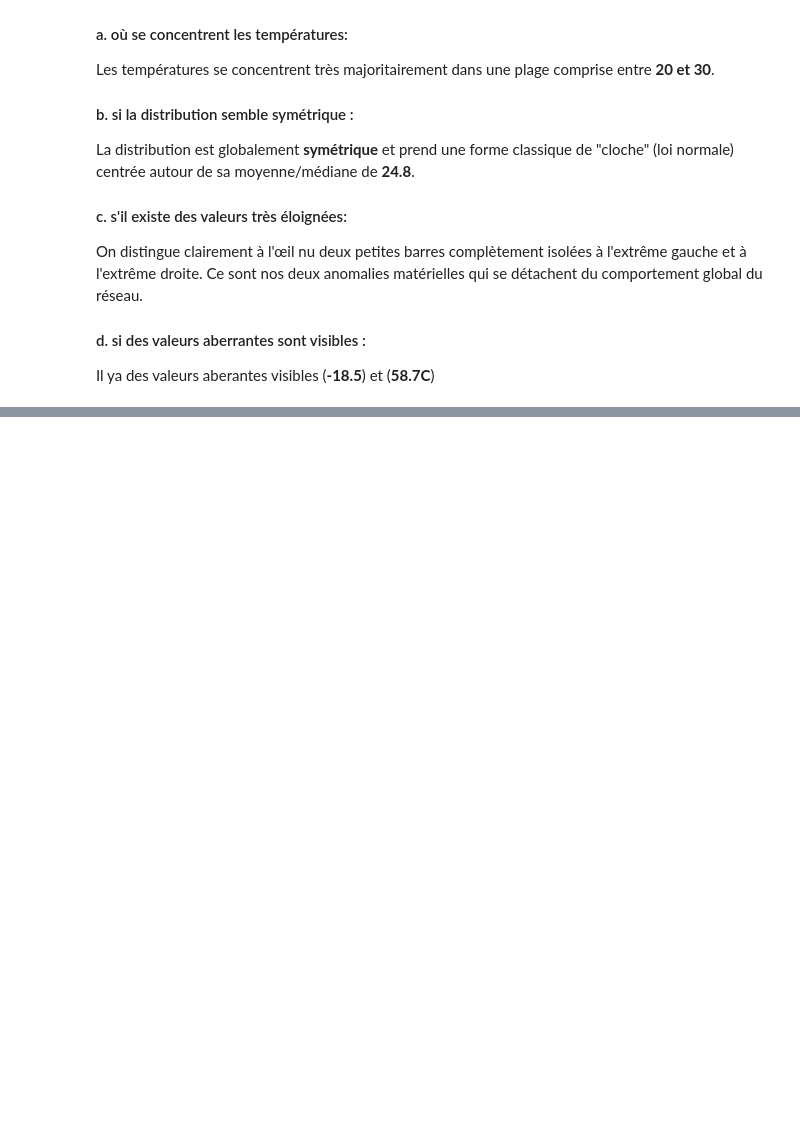
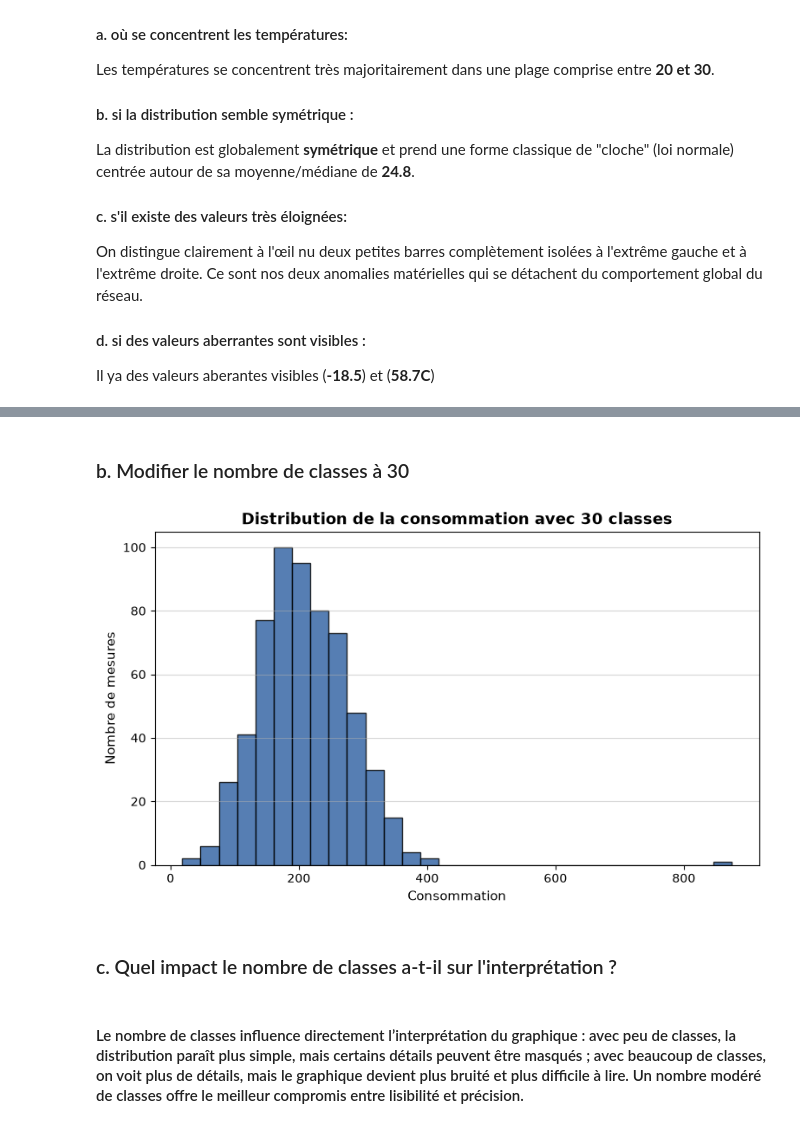
Before and after one commit to DIOPBARHAM/-atelier_matplotlib_iot-, a Jupyter notebook: notebooks/atelier_matplotlib_iot.ipynb, the cells around one changed output, grey strips where cells are left out. Cells and saved outputs as stored; diff of their text form; code cells hidden in the pictures; blank space fills up the shorter version.

```diff
--- a/notebooks/atelier_matplotlib_iot.ipynb
+++ b/notebooks/atelier_matplotlib_iot.ipynb
@@ -146,0 +171,16 @@ Il ya des valeurs aberantes visibles (**-18.5**) et (**58.7C**)
+# %% [markdown]
+### b. Modifier le nombre de classes à 30
+# %%
+plt.figure(figsize=(9, 5))
+plt.hist(df['consommation'].dropna(), bins=30, color="#2c5ea0", edgecolor='black', alpha=0.8)
+plt.title('Distribution de la consommation avec 30 classes', fontsize=13, fontweight='bold')
+plt.xlabel('Consommation', fontsize=11)
+plt.ylabel('Nombre de mesures', fontsize=11)
+plt.grid(True, axis='y', alpha=0.5)
+plt.show()
+# %% [output]
+[figure, added]
+# %% [markdown]
+### c. Quel impact le nombre de classes a-t-il sur l'interprétation ?
+# %% [markdown]
+#### Le nombre de classes influence directement l’interprétation du graphique : avec peu de classes, la distribution paraît plus simple, mais certains détails peuvent être masqués ; avec beaucoup de classes, on voit plus de détails, mais le graphique devient plus bruité et plus difficile à lire. Un nombre modéré de classes offre le meilleur compromis entre lisibilité et précision.
```
Also changed, not shown: parts of 4 cells of this notebook.
